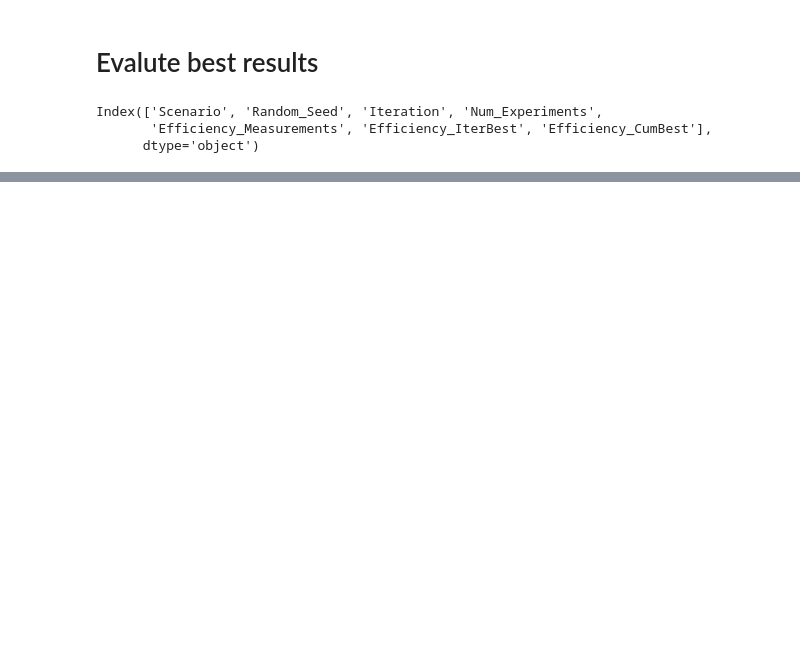
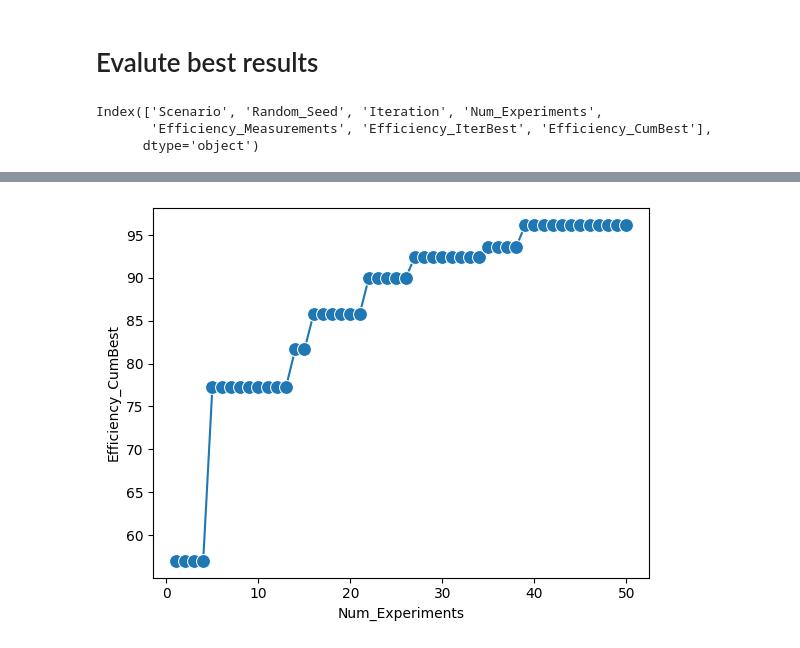
Before and after one commit to AC-BO-Hackathon/project-surface-science-syndicate, a Jupyter notebook: Alex6022/baybe-inhibitor.ipynb, the cells around one changed output, grey strips where cells are left out. Cells and saved outputs as stored; diff of their text form; code cells hidden in the pictures; blank space fills up the shorter version.

```diff
--- a/Alex6022/baybe-inhibitor.ipynb
+++ b/Alex6022/baybe-inhibitor.ipynb
@@ -265,0 +394,11 @@ Index(['Scenario', 'Random_Seed', 'Iteration', 'Num_Experiments',
+# %%
+
+ax = sns.lineplot(
+    data=result_fraction,
+    marker="o",
+    markersize=10,
+    x="Num_Experiments",
+    y="Efficiency_CumBest",
+)
+# %% [output]
+[figure, added]
```
Also changed, not shown: parts of 22 cells of this notebook, 1 other file.
